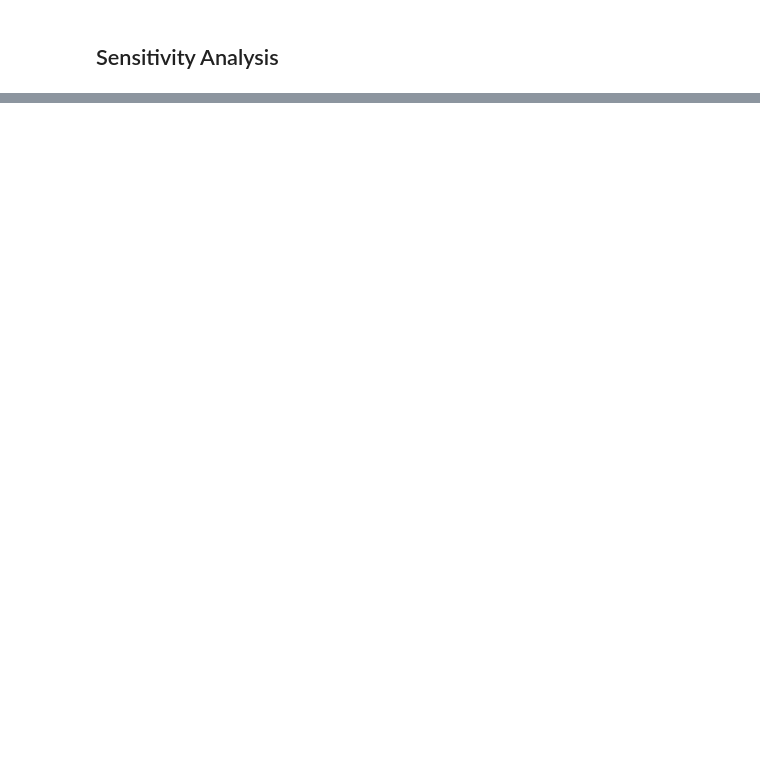
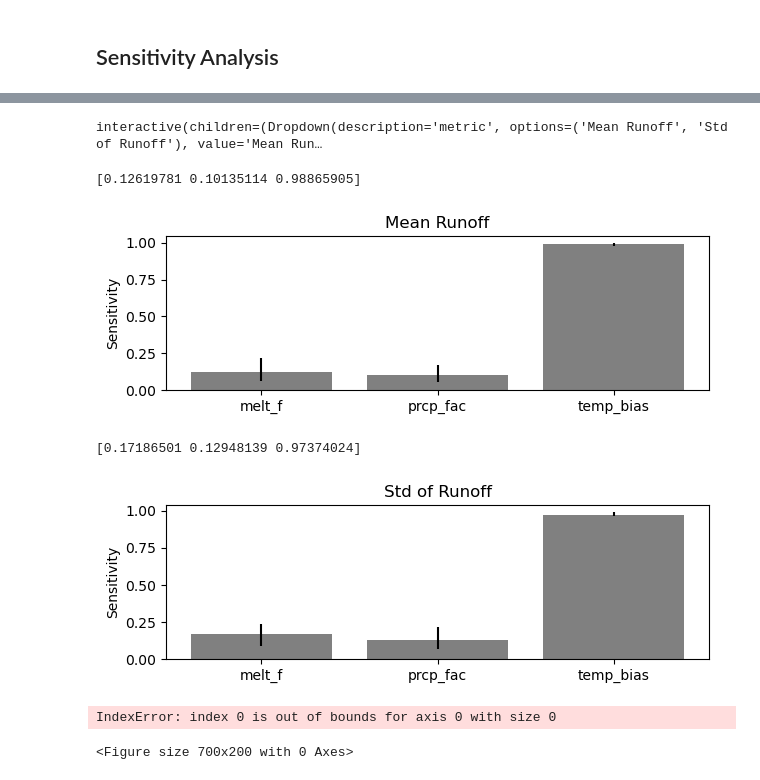
Before and after one commit to chloe-hancock/oggm, a Jupyter notebook: oggm/sandbox/notebooks/sensitvity_SAFE/sa.ipynb, the cells around one changed output, grey strips where cells are left out. Saved outputs shown, nothing was run; the diff lists cells and outputs as text; code cells hidden in the pictures; blank space fills up the shorter version.

Commit message:
Updated sensitivity analysis jupyter notebook to add more information

```diff
--- a/oggm/sandbox/notebooks/sensitvity_SAFE/sa.ipynb
+++ b/oggm/sandbox/notebooks/sensitvity_SAFE/sa.ipynb
@@ -592,0 +689,61 @@ plt.show()
+# %%
+temp_bias_index = 2
+
+def scatter_function(metric='Mean Runoff'):
+    if metric == 'Mean Runoff':
+        j = 0
+    elif metric == 'Std of Runoff':
+        j = 1
+
+    plt.figure(figsize=[18,3])
+    for i in range(M):
+        plt.subplot(1,M,i+1)
+        # Use scatter with color mapped to temp_bias
+        sc = plt.scatter(X[:, i], YY_hydro[:, j], c=X[:, temp_bias_index], cmap='coolwarm', edgecolors='grey')
+
+        if i == 0:
+            plt.ylabel(Y_Labels[j])
+        else:
+            plt.yticks([])
+        plt.xlabel(X_labels[i])
+
+        # Add colorbar only once
+        if i == M-1:
+            cbar = plt.colorbar(sc)
+            cbar.set_label('Temp Bias (°C)')
+    plt.show()
+
+interact(scatter_function, metric=Y_Labels);
+# %% [output]
+interactive(children=(Dropdown(description='metric', options=('Mean Runoff', 'Std of Runoff'), value='Mean Run…
+# %%
+Nboot = 100 # Number of resamples used for bootstrapping
+# Here fails when target is 0 for mean and std runoff, so we set small values instead
+# Need to decide on the target volume?
+
+for i in range(3):
+    if i==0:
+        Y=YY_hydro[:,0]
+        target=0.1
+    if i==1:
+        Y=YY_hydro[:,1]
+        target=0.1
+    if i==2:
+        Y = YY_hydro[:,2]
+        target = 0.
+    # plot:
+    plt.figure(figsize=[7,2])
+    mvd, _, _, idx = RSA_tr.RSA_indices_thres(X, Y, target, Nboot=Nboot)
+    mvd_m, mvd_lb, mvd_ub = aggregate_boot(mvd) # shape (M,)
+    print(mvd_m)
+    yerr=np.c_[mvd_m-mvd_lb,mvd_ub-mvd_m].T
+    plt.bar(range(len(mvd_m)), mvd_m, color='grey',yerr=yerr)
+    plt.title(Y_Labels[i], loc='center'), plt.xticks(range(len(mvd_m)), X_labels), plt.ylabel('Sensitivity')
+    plt.show()
+# %% [output]
+[0.12619781 0.10135114 0.98865905]
+[figure, added]
+[0.17186501 0.12948139 0.97374024]
+[figure, added]
+IndexError: index 0 is out of bounds for axis 0 with size 0
+<Figure size 700x200 with 0 Axes>
```
Also changed, not shown: parts of 36 cells of this notebook.
